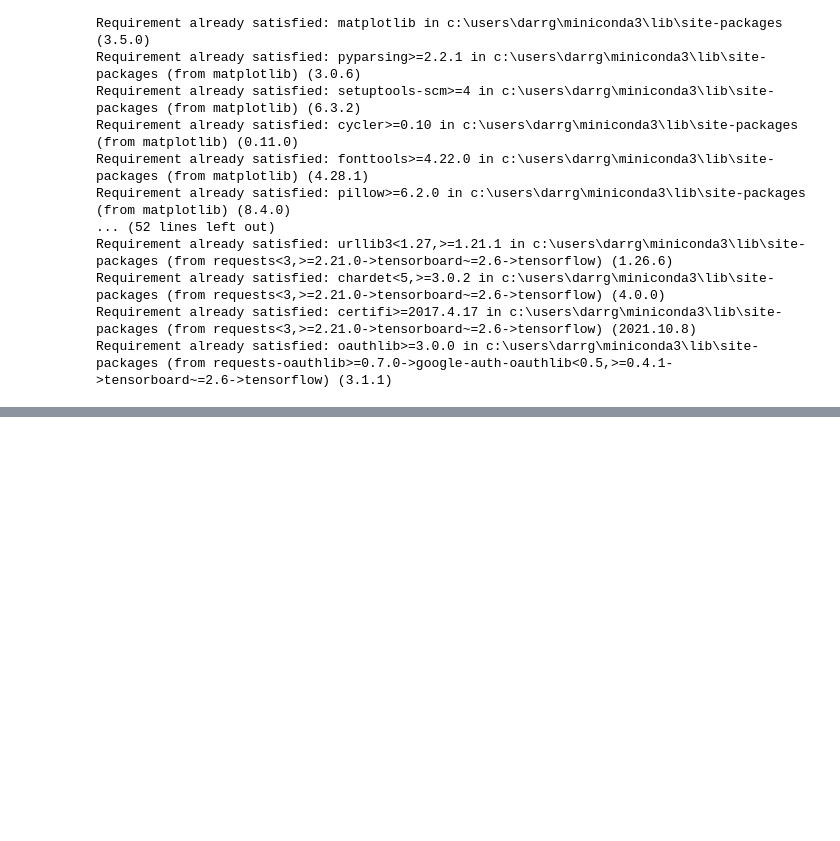
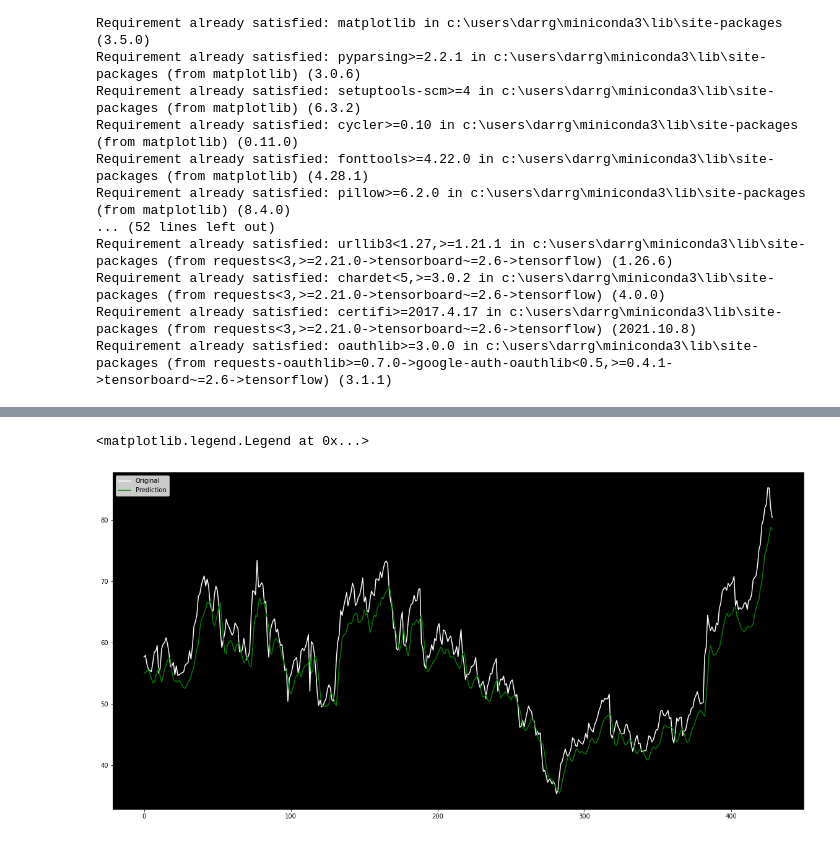
Before and after one commit to darrg/CS4650_STOCKS, a Jupyter notebook: CS4650_Stock.ipynb, the cells around one changed output, grey strips where cells are left out. Cells and saved outputs as stored; diff of their text form; code cells hidden in the pictures; blank space fills up the shorter version.

```diff
--- a/CS4650_Stock.ipynb
+++ b/CS4650_Stock.ipynb
@@ -164,3 +283,17 @@ plt.legend()
+# %%
+#Low Prediction
+predictions3 = model3.predict(x_test)
+predictions3 = scaler.inverse_transform(predictions3)
+y_test_scaled3 = scaler.inverse_transform(y_test3.reshape(-1, 1))
+
+fig, ax = plt.subplots(figsize=(20,10))
+ax.set_facecolor('#000000')
+ax.plot(y_test_scaled3, color='white', label='Original')
+plt.plot(predictions3, color='green', label='Prediction')
+plt.legend()
+# %% [output]
+<matplotlib.legend.Legend at 0x...>
+[figure, added]
 # %%
 #Closed Prediction
 predictions1 = model1.predict(x_test1)
```
Also changed, not shown: parts of 22 cells of this notebook.
